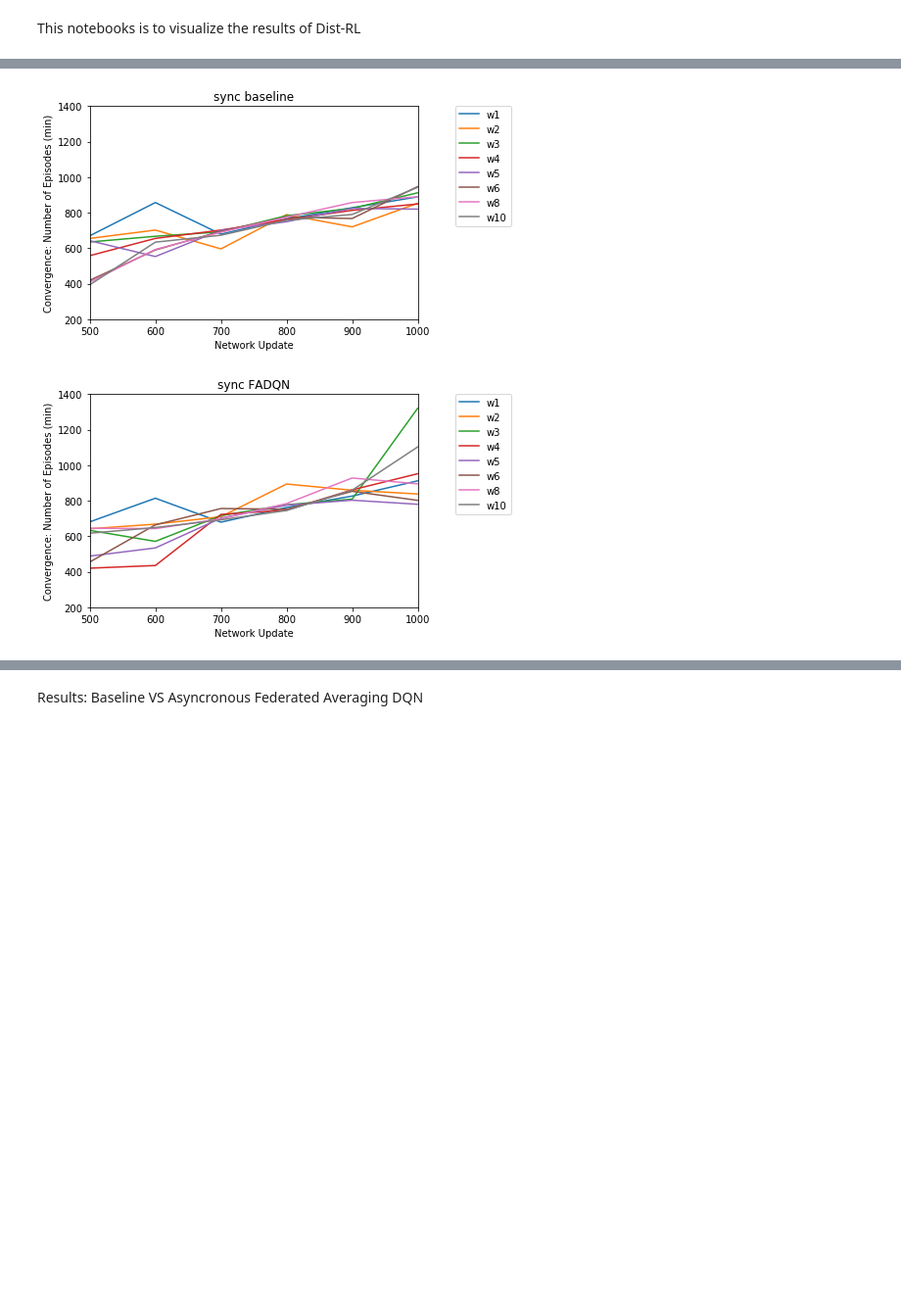
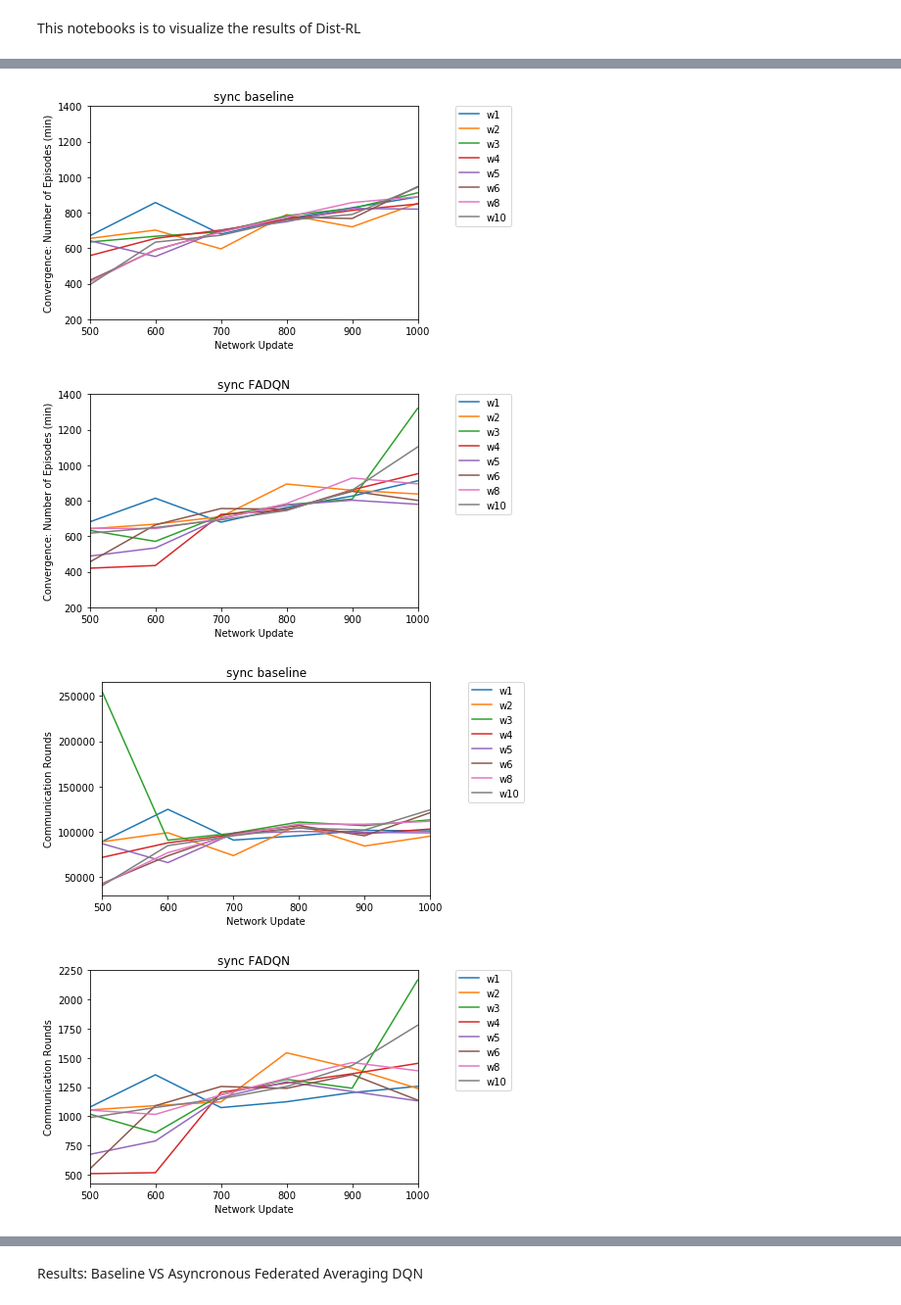
Before and after one commit to Aztah/distrl, a Jupyter notebook: scripts/Dist-RL.ipynb, the cells around one changed output, grey strips where cells are left out. Shown at 98% size. Saved outputs shown, nothing was run; the diff lists cells and outputs as text; code cells hidden in the pictures; blank space fills up the shorter version.

Commit message:
adding batch size experiments and generating figures

```diff
--- a/scripts/Dist-RL.ipynb
+++ b/scripts/Dist-RL.ipynb
@@ -24,7 +26,7 @@ Int64Index([ 0,  1,  2,  3,  4,  5,  6,  7,  8,  9, 10, 11, 12, 13, 14, 15, 16,
             17, 18, 19, 20, 21, 22, 23, 24, 25, 26, 27, 28],
            dtype='int64')
 # %%
-cols= [str(i) for i in range(len(df.columns))]
 cols2= [str(i) for i in range(len(df2.columns))]
 cols3= [str(i) for i in range(len(df3.columns))]
+cols4= [str(i) for i in range(len(df4.columns))]
 # %%
@@ -40,6 +37,8 @@ print (cols3)
 #print (df.columns)
 #print(df)
 df2.columns = cols2
-print(df2)
+#print(df2)
 df3.columns = cols3
-print(df3)
+#print(df3)
+
+df4.columns = cols4
@@ -64,11 +45,13 @@ print(df3)
 # %%
 dfbaseline= df2.ix[:,['1','9','18','24', '26', '28']]
-#print(df2.ix[:,['1','9','17', '23', '25','28']])
 dfbaseline= dfbaseline.sort_values('9')
-print(dfbaseline)
+#print(dfbaseline)
 
 dffadqn= df3.ix[:,['1','9','18','24', '26', '28']]
-#print(df2.ix[:,['1','9','17', '23', '25','28']])
 dffadqn= dffadqn.sort_values('9')
-print(dffadqn)
+#print(dffadqn)
+
+dfbatch= df4.ix[:,['1','5','18','24', '26', '28']]
+dfbatch= dfbatch.sort_values('5')
+print(dfbatch)
 # %% [output]
@@ -94,35 +77,83 @@ import numpy as np
 import pandas as pd
 import matplotlib.pyplot as plt
 
-########################## base-line Min ##############################
+########################## sync base-line Min ##############################
 
 fig, ax = plt.subplots()
 labels = []
 for key, grp in dfbaseline.groupby('1'):
     ax = grp.plot(ax=ax, kind='line', x='9', y=['24'])
     labels.append('w'+str(key))
 lines, _ = ax.get_legend_handles_labels()
 ax.set_title("sync baseline")
 ax.set_xlabel("Network Update")
 ax.set_ylim(200, 1400)
 ax.set_ylabel("Convergence: Number of Episodes (min)")
 ax.legend(lines, labels, bbox_to_anchor=(1.3, 1.025))
 plt.show()
 
-########################## synce FADQN Min ##############################
+########################## sync FADQN Min ##############################
 
 fig, ax = plt.subplots()
 labels = []
 for key, grp in dffadqn.groupby('1'):
     ax = grp.plot(ax=ax, kind='line', x='9', y=['24'])
     labels.append('w'+str(key))
 lines, _ = ax.get_legend_handles_labels()
 ax.set_title("sync FADQN")
 ax.set_xlabel("Network Update")
 ax.set_ylim(200, 1400)
 ax.set_ylabel("Convergence: Number of Episodes (min)")
 ax.legend(lines, labels, bbox_to_anchor=(1.3, 1.025))
 plt.show()
+
+########################## communication round sync base-line Min ##############################
+
+fig, ax = plt.subplots()
+labels = []
+for key, grp in dfbaseline.groupby('1'):
+    ax = grp.plot(ax=ax, kind='line', x='9', y=['28'])
+    labels.append('w'+str(key))
+lines, _ = ax.get_legend_handles_labels()
+ax.set_title("sync baseline")
+ax.set_xlabel("Network Update")
+ax.set_ylabel("Communication Rounds")
+ax.legend(lines, labels, bbox_to_anchor=(1.3, 1.025))
+plt.show()
+
+########################## communication round sync FADQN Min ##############################
+
+fig, ax = plt.subplots()
+labels = []
+for key, grp in dffadqn.groupby('1'):
+    ax = grp.plot(ax=ax, kind='line', x='9', y=['28'])
+    labels.append('w'+str(key))
+lines, _ = ax.get_legend_handles_labels()
+ax.set_title("sync FADQN")
+ax.set_ylabel("Communication Rounds")
+#ax.set_ylim(200, 100000)
+ax.set_xlabel("Network Update")
+ax.legend(lines, labels, bbox_to_anchor=(1.3, 1.025))
+plt.show()
+
+
+########################## batch size experiments sync fadqn Min ##############################
+
+fig, ax = plt.subplots()
+labels = []
+for key, grp in dfbatch.groupby('1'):
+    ax = grp.plot(ax=ax, kind='line', x='5', y=['24'])
+    labels.append('w'+str(key))
+lines, _ = ax.get_legend_handles_labels()
+ax.set_title("batch size experiments sync fadqn")
+#ax.set_xlim([16,32,64,96, 128])
+ax.autoscale(False)
+ax.set_xlabel("batch size")
+ax.set_ylabel("Convergence: Number of Episodes (min)")
+ax.legend(lines, labels, bbox_to_anchor=(1.3, 1.025))
+plt.show()
 # %% [output]
 [figure]
 [figure]
+[figure, added]
+[figure, added]
```
Also changed, not shown: parts of 15 cells of this notebook, 1 other file.
